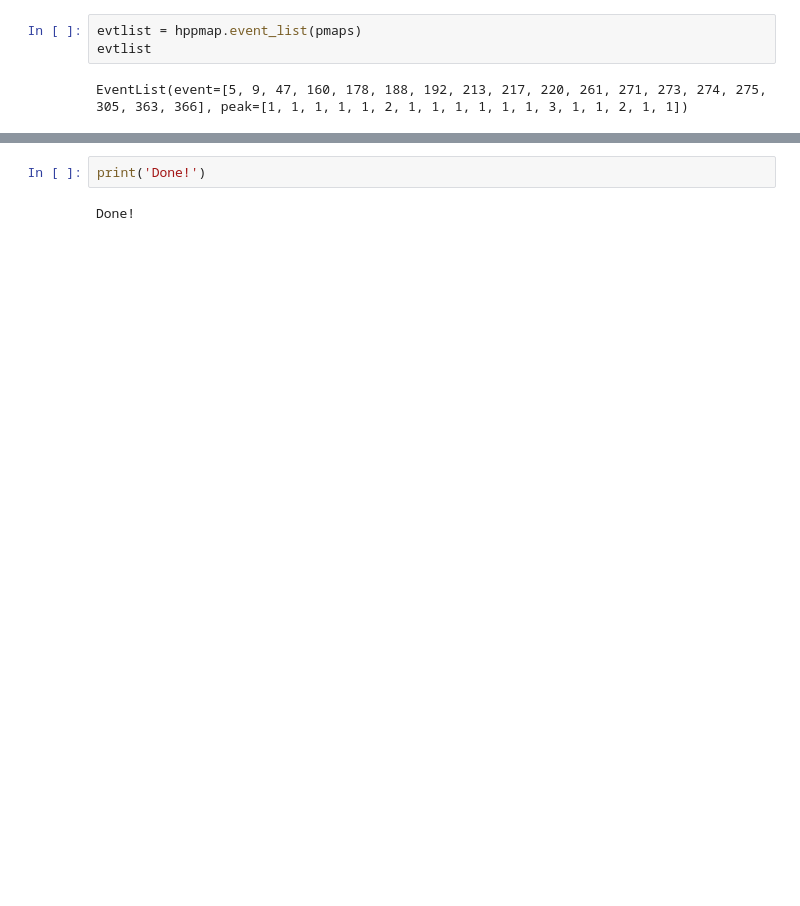
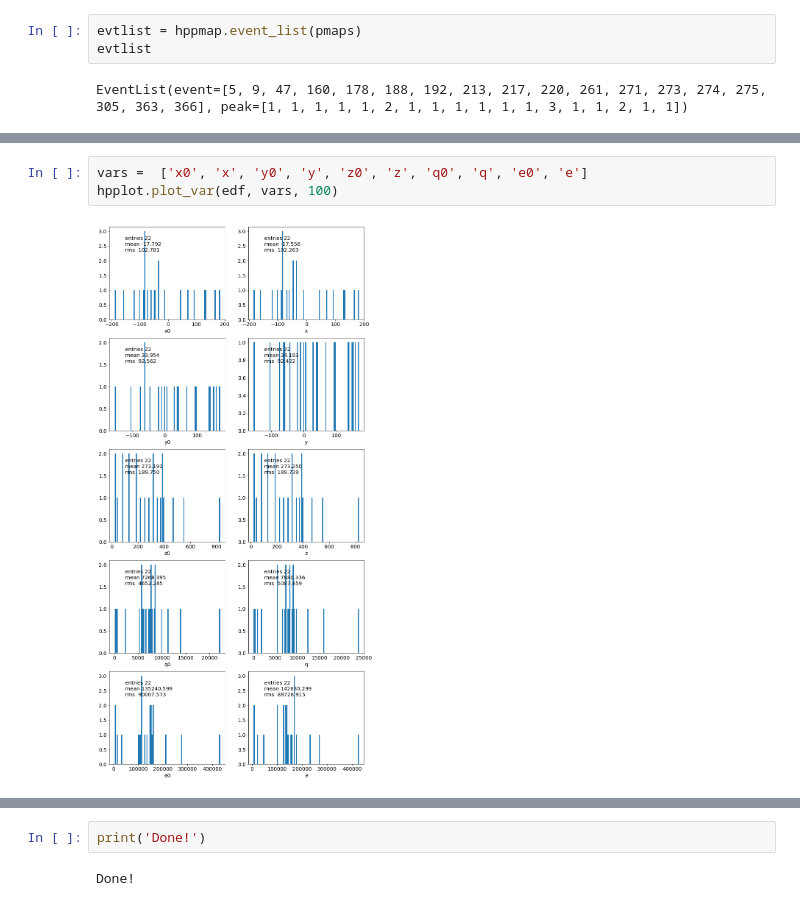
Before and after one commit to jahernando/CsThNB, a Jupyter notebook: JAH/pmaps_table_fast_example.ipynb, the cells around one changed output, grey strips where cells are left out. Cells and saved outputs as stored; diff of their text form; blank space fills up the shorter version.

```diff
--- a/JAH/pmaps_table_fast_example.ipynb
+++ b/JAH/pmaps_table_fast_example.ipynb
@@ -110,3 +159,8 @@ hpplot.plot_var(edf, hptab.edf_names, 100)
+# %%
+vars =  ['x0', 'x', 'y0', 'y', 'z0', 'z', 'q0', 'q', 'e0', 'e']
+hpplot.plot_var(edf, vars, 100)
+# %% [output]
+[figure, added]
 # %%
 hpplot.plot_ratio(edf, [('q0', 'q'), ('e0', 'e'), ('x0', 'x'), ('y0', 'y'), ('z0', 'z')], 20)
 # %% [output]
```
Also changed, not shown: parts of 23 cells of this notebook.
